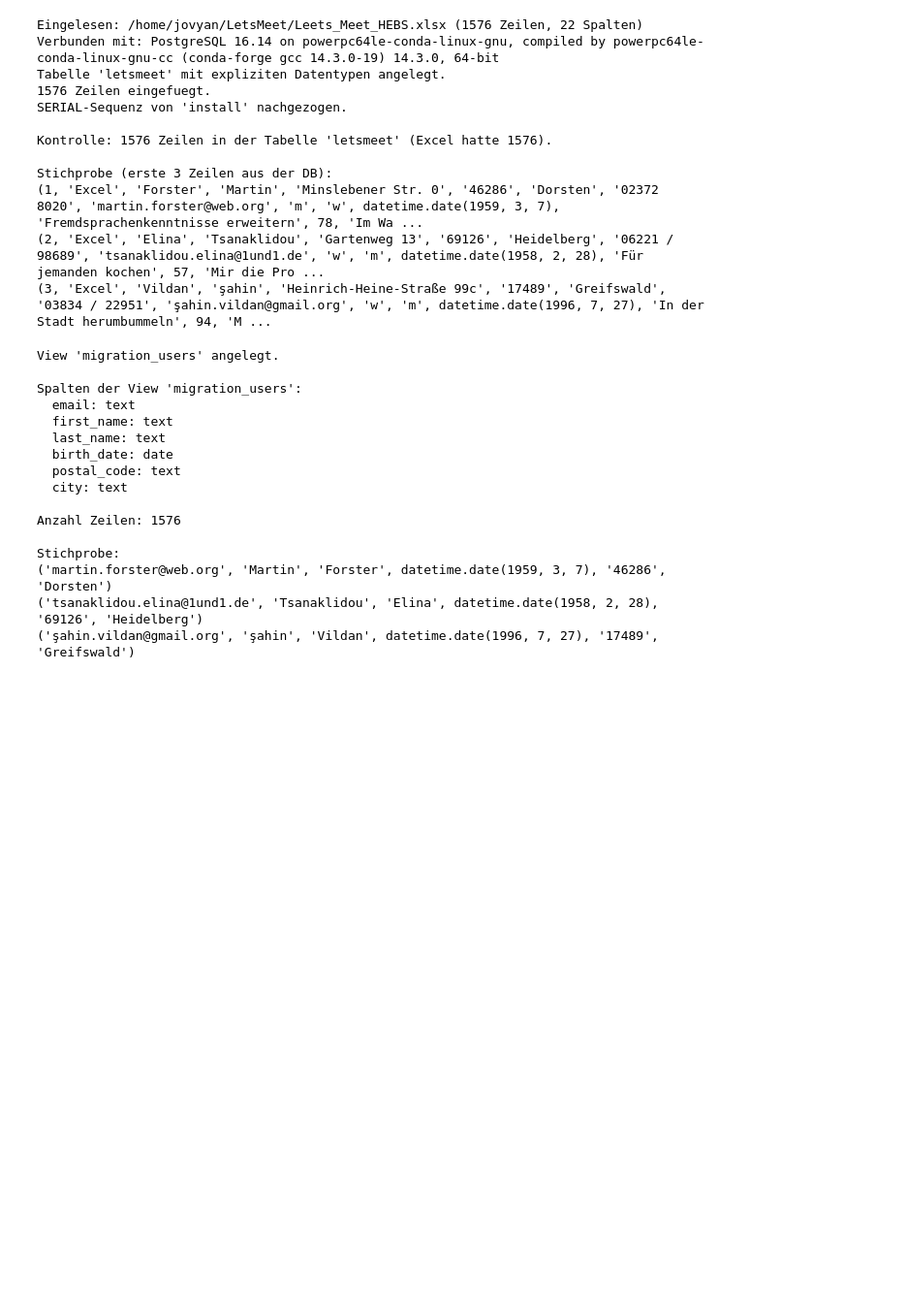
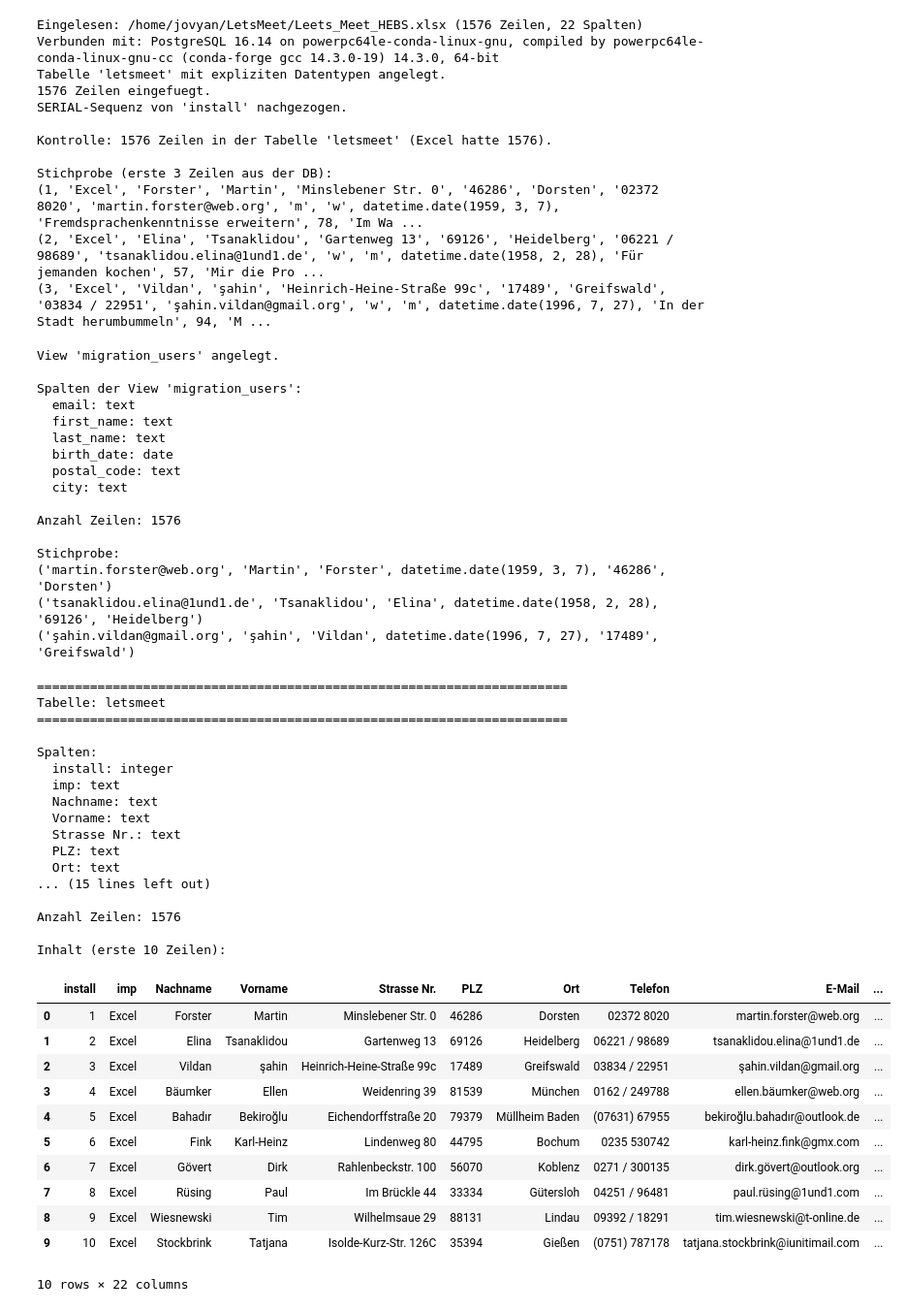
Before and after one commit to Milanninio9/LetsMeet, a Jupyter notebook: Analyse_xlxs.ipynb, the cells around one changed output. Shown at 97% size. Saved outputs shown, nothing was run; the diff lists cells and outputs as text; code cells hidden in the pictures; blank space fills up the shorter version.

```diff
--- a/Analyse_xlxs.ipynb
+++ b/Analyse_xlxs.ipynb
@@ -1503,6 +1503,7 @@ with engine.connect() as conn:
 #  - Geburtsdatum: DATE
 #  - alles andere: TEXT
 with engine.begin() as conn:
+    conn.execute(text('DROP VIEW IF EXISTS migration_users'))
     conn.execute(text(f'DROP TABLE IF EXISTS "{TABLE_NAME}"'))
     conn.execute(text(f"""
         CREATE TABLE "{TABLE_NAME}" (
@@ -1616,3 +1617,55 @@ Stichprobe:
 ('martin.forster@web.org', 'Martin', 'Forster', datetime.date(1959, 3, 7), '46286', 'Dorsten')
 ('tsanaklidou.elina@1und1.de', 'Tsanaklidou', 'Elina', datetime.date(1958, 2, 28), '69126', 'Heidelberg')
 ('şahin.vildan@gmail.org', 'şahin', 'Vildan', datetime.date(1996, 7, 27), '17489', 'Greifswald')
+# %%
+print("=" * 70)
+print(f"Tabelle: {TABLE_NAME}")
+print("=" * 70)
+
+with engine.connect() as conn:
+    spalten_tabelle = conn.execute(text(f"""
+        SELECT column_name, data_type
+        FROM information_schema.columns
+        WHERE table_name = '{TABLE_NAME}'
+        ORDER BY ordinal_position
+    """)).fetchall()
+    print("\nSpalten:")
+    for spalte in spalten_tabelle:
+        print(f"  {spalte[0]}: {spalte[1]}")
+
+    anzahl_tabelle = conn.execute(text(f'SELECT COUNT(*) FROM "{TABLE_NAME}"')).scalar()
+    print(f"\nAnzahl Zeilen: {anzahl_tabelle}")
+
+df_tabelle = pd.read_sql(f'SELECT * FROM "{TABLE_NAME}"', engine)
+print("\nInhalt (erste 10 Zeilen):")
+df_tabelle.head(10)
+# %% [output]
+======================================================================
+Tabelle: letsmeet
+======================================================================
+
+Spalten:
+  install: integer
+  imp: text
+  Nachname: text
+  Vorname: text
+  Strasse Nr.: text
+  PLZ: text
+  Ort: text
+... (15 lines left out)
+
+Anzahl Zeilen: 1576
+
+Inhalt (erste 10 Zeilen):
+|  | install | imp | Nachname | Vorname | Strasse Nr. | PLZ | Ort | Telefon | E-Mail | ... |
+| 0 | 1 | Excel | Forster | Martin | Minslebener Str. 0 | 46286 | Dorsten | 02372 8020 | martin.forster@web.org | ... |
+| 1 | 2 | Excel | Elina | Tsanaklidou | Gartenweg 13 | 69126 | Heidelberg | 06221 / 98689 | tsanaklidou.elina@1und1.de | ... |
+| 2 | 3 | Excel | Vildan | şahin | Heinrich-Heine-Straße 99c | 17489 | Greifswald | 03834 / 22951 | şahin.vildan@gmail.org | ... |
+| 3 | 4 | Excel | Bäumker | Ellen | Weidenring 39 | 81539 | München | 0162 / 249788 | ellen.bäumker@web.org | ... |
+| 4 | 5 | Excel | Bahadır | Bekiroğlu | Eichendorffstraße 20 | 79379 | Müllheim Baden | (07631) 67955 | bekiroğlu.bahadır@outlook.de | ... |
+| 5 | 6 | Excel | Fink | Karl-Heinz | Lindenweg 80 | 44795 | Bochum | 0235 530742 | karl-heinz.fink@gmx.com | ... |
+| 6 | 7 | Excel | Gövert | Dirk | Rahlenbeckstr. 100 | 56070 | Koblenz | 0271 / 300135 | dirk.gövert@outlook.org | ... |
+| 7 | 8 | Excel | Rüsing | Paul | Im Brückle 44 | 33334 | Gütersloh | 04251 / 96481 | paul.rüsing@1und1.com | ... |
+| 8 | 9 | Excel | Wiesnewski | Tim | Wilhelmsaue 29 | 88131 | Lindau | 09392 / 18291 | tim.wiesnewski@t-online.de | ... |
+| 9 | 10 | Excel | Stockbrink | Tatjana | Isolde-Kurz-Str. 126C | 35394 | Gießen | (0751) 787178 | tatjana.stockbrink@iunitimail.com | ... |
+10 rows × 22 columns
```
Also changed, not shown: parts of 5 cells of this notebook, 3 other files.
